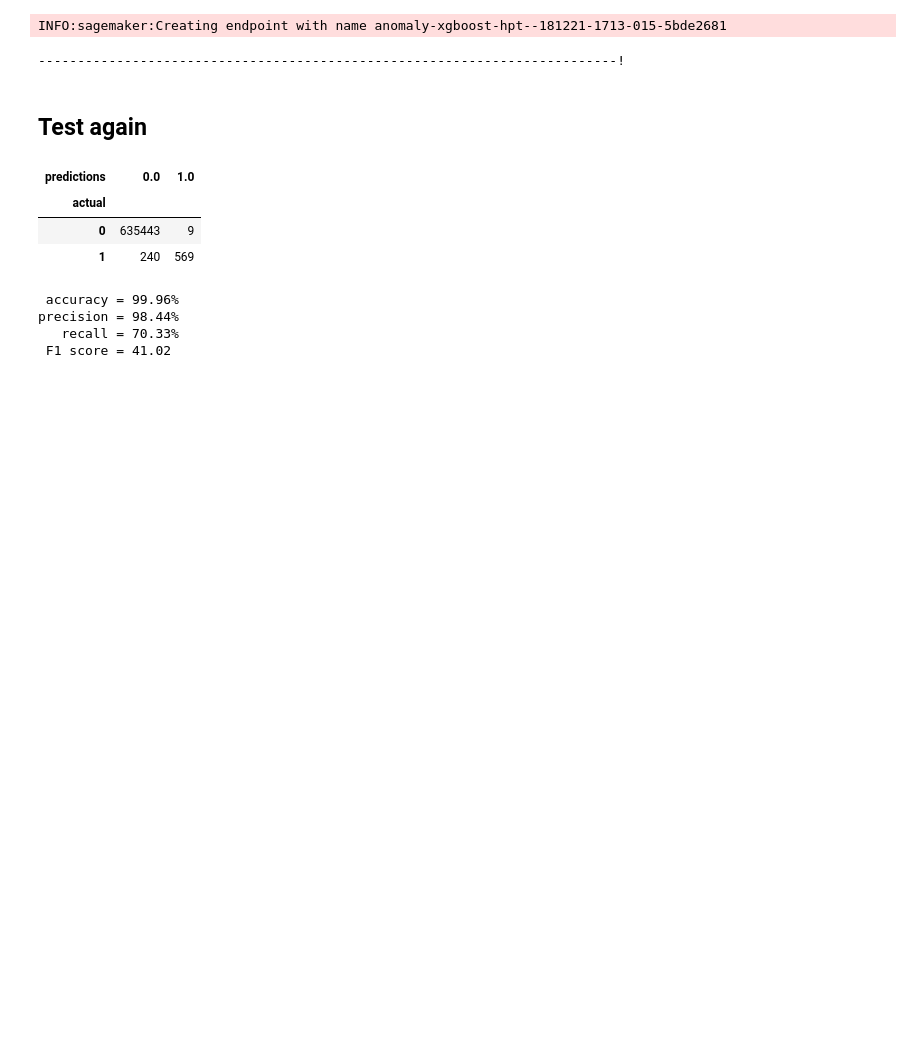
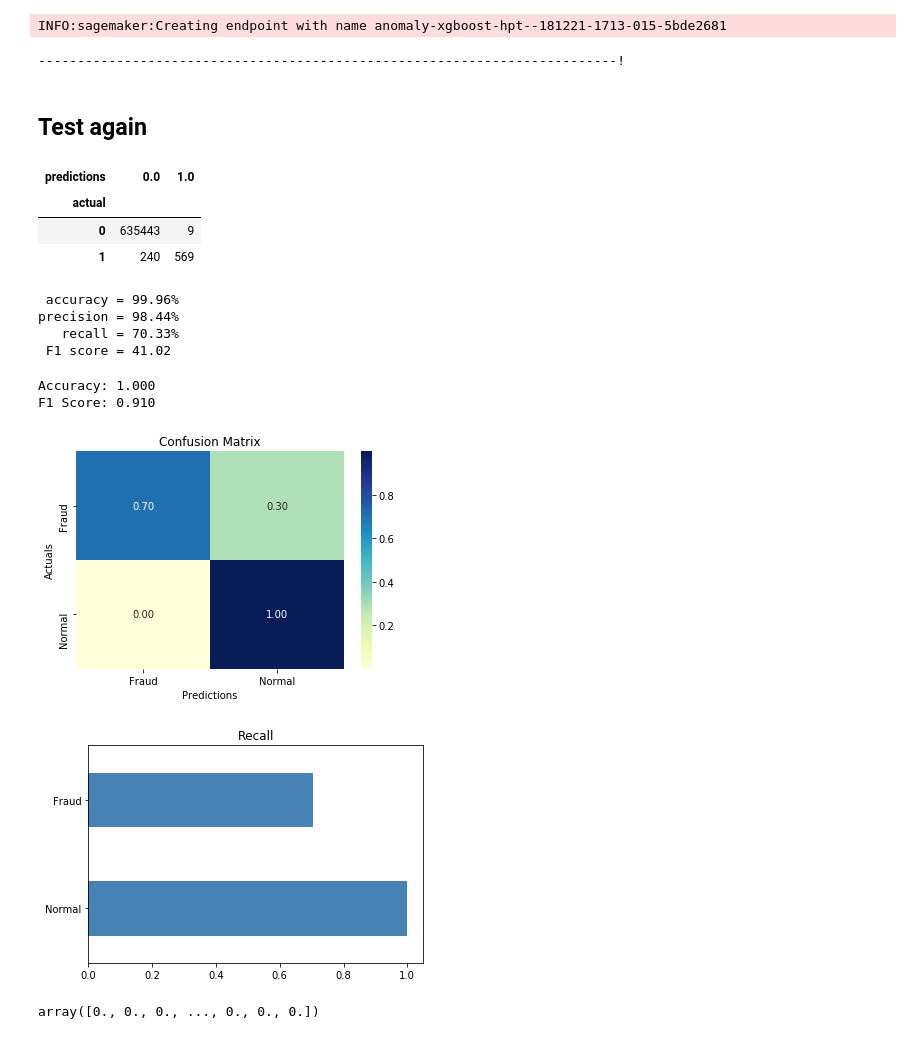
Before and after one commit to ravi77o/aws-ml-workshop, a Jupyter notebook: supervised/xgboost_binary_logistic.ipynb, the cells around one changed output. Cells and saved outputs as stored; diff of their text form; code cells hidden in the pictures; blank space fills up the shorter version.

Commit message:
update xgboost notebook with better visuals

```diff
--- a/supervised/xgboost_binary_logistic.ipynb
+++ b/supervised/xgboost_binary_logistic.ipynb
@@ -359,3 +359,46 @@ print(f' F1 score = {100.0 * precision * recall / (precision + recall):.2f}')
 precision = 98.44%
    recall = 70.33%
  F1 score = 41.02
+# %%
+from sklearn.metrics import f1_score, accuracy_score
+import seaborn as sns
+
+label_map = {0:'Normal', 1:'Fraud'}
+
+def evaluate_metrics(test_preds, test_labels):
+    # calculate overall scored
+    accuracy = (test_preds == test_labels).sum() / test_labels.shape[0]
+    f1_macro = f1_score(test_labels, test_preds, average='macro')
+
+    # calculate recall for each class
+    recall_per_class, classes = [], []
+    for target_label in np.unique(test_labels):
+        recall_numerator = np.logical_and(test_preds == target_label, test_labels == target_label).sum()
+        recall_denominator = (test_labels == target_label).sum()
+        recall_per_class.append(recall_numerator / recall_denominator)
+        classes.append(label_map[target_label])
+    recall = pd.DataFrame({'recall': recall_per_class, 'class_label': classes})
+    recall.sort_values('class_label', ascending=False, inplace=True)
+
+    # calculate confusion matrix
+    label_mapper = np.vectorize(lambda x: label_map[x])
+    confusion_matrix = pd.crosstab(label_mapper(test_labels), label_mapper(test_preds),
+                                   rownames=['Actuals'], colnames=['Predictions'], normalize='index')
+
+    # display results
+    sns.heatmap(confusion_matrix, annot=True, fmt='.2f', cmap="YlGnBu").set_title('Confusion Matrix')
+    ax = recall.plot(kind='barh', x='class_label', y='recall', color='steelblue', title='Recall', legend=False)
+    ax.set_ylabel('')
+    print('Accuracy: {:.3f}'.format(accuracy))
+    print('F1 Score: {:.3f}'.format(f1_macro))
+# %%
+evaluate_metrics(np.round(predictions), test_data['isFraud'])
+# %% [output]
+Accuracy: 1.000
+F1 Score: 0.910
+[figure, added]
+[figure, added]
+# %%
+np.round(predictions)
+# %% [output]
+array([0., 0., 0., ..., 0., 0., 0.])
```
